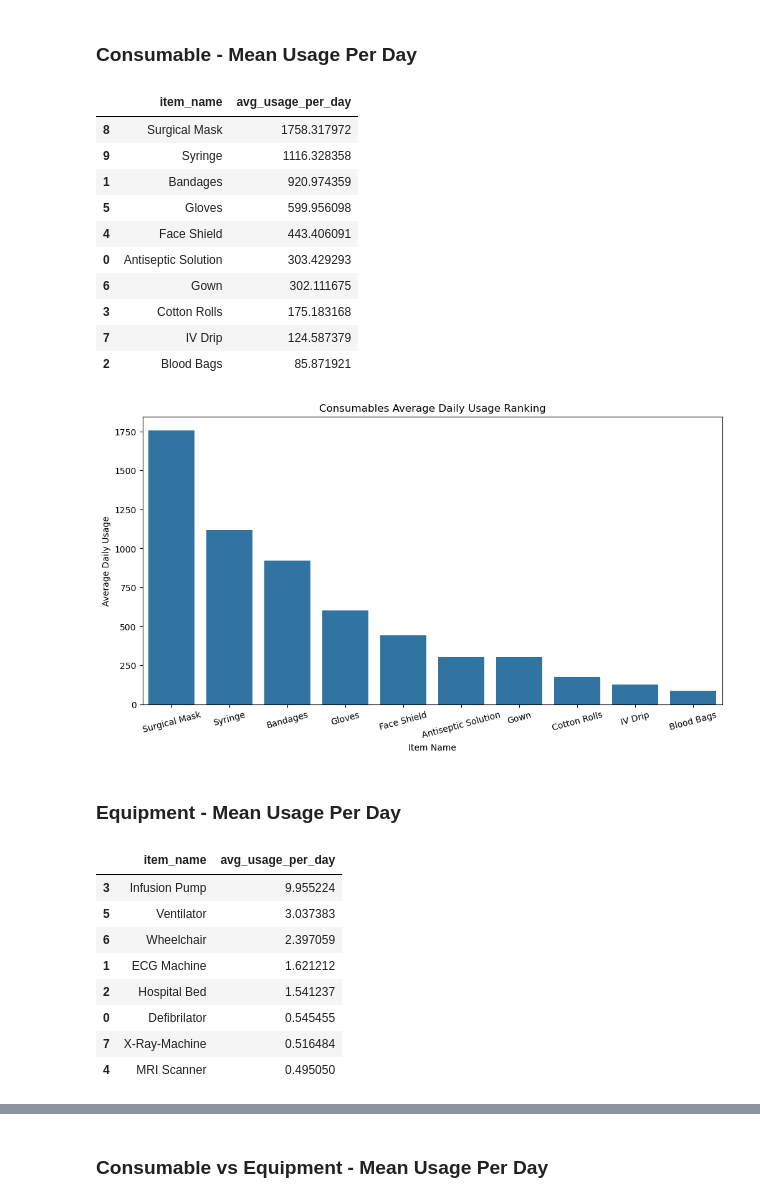
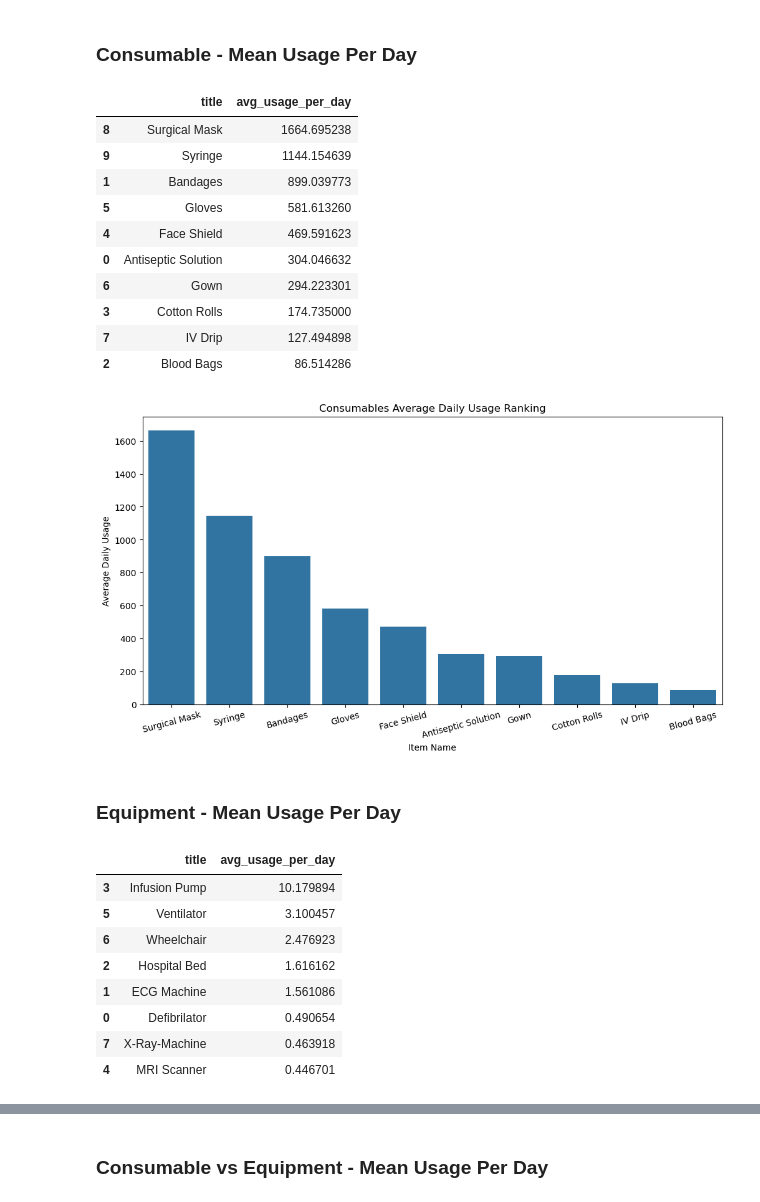
Before and after one commit to KubangPawis/hospital-inventory-demand-forecasting, a Jupyter notebook: hospital_inventory_eda.ipynb, the cells around one changed output, grey strips where cells are left out. Saved outputs shown, nothing was run; the diff lists cells and outputs as text; code cells hidden in the pictures.

```diff
--- a/hospital_inventory_eda.ipynb
+++ b/hospital_inventory_eda.ipynb
@@ -26,6 +30,9 @@ financial_df
 | 499 | 2026-02-12 | Supplies | 31518.61 | Surgical masks |
 500 rows × 4 columns
 # %%
-inventory_df = pd.read_csv('./data/inventory_data_v2.csv')
+inventory_df = pd.read_json('./data/exported_listings.json')
+stock_df = pd.read_json('./data/stock_listing_v1_1.json')
+inventory_df = inventory_df.merge(stock_df, on='_id')
+
 inventory_df
 # %% [output]
@@ -200,47 +207,47 @@ plt.show()
 # %% [markdown]
 ### Consumable - Mean Usage Per Day
 # %%
-consumable_avg_usage = inventory_df[inventory_df['item_type'] == 'Consumable'].groupby(inventory_df['item_name'])[['avg_usage_per_day']].mean()
+consumable_avg_usage = inventory_df[inventory_df['category'] == 'Consumable'].groupby(inventory_df['title'])[['avg_usage_per_day']].mean()
 consumable_avg_usage = consumable_avg_usage.reset_index().sort_values(by='avg_usage_per_day', ascending=False)
 consumable_avg_usage
 # %% [output]
-|  | item_name | avg_usage_per_day |
-| 8 | Surgical Mask | 1758.317972 |
-| 9 | Syringe | 1116.328358 |
-| 1 | Bandages | 920.974359 |
-| 5 | Gloves | 599.956098 |
-| 4 | Face Shield | 443.406091 |
-| 0 | Antiseptic Solution | 303.429293 |
-| 6 | Gown | 302.111675 |
-| 3 | Cotton Rolls | 175.183168 |
-| 7 | IV Drip | 124.587379 |
-| 2 | Blood Bags | 85.871921 |
+|  | title | avg_usage_per_day |
+| 8 | Surgical Mask | 1664.695238 |
+| 9 | Syringe | 1144.154639 |
+| 1 | Bandages | 899.039773 |
+| 5 | Gloves | 581.613260 |
+| 4 | Face Shield | 469.591623 |
+| 0 | Antiseptic Solution | 304.046632 |
+| 6 | Gown | 294.223301 |
+| 3 | Cotton Rolls | 174.735000 |
+| 7 | IV Drip | 127.494898 |
+| 2 | Blood Bags | 86.514286 |
 # %%
 plt.figure(figsize=(12, 6))
-sns.barplot(consumable_avg_usage, x='item_name', y='avg_usage_per_day')
+sns.barplot(consumable_avg_usage, x='title', y='avg_usage_per_day')
 
 plt.title('Consumables Average Daily Usage Ranking')
 plt.xlabel('Item Name')
 plt.ylabel('Average Daily Usage')
 plt.xticks(rotation=15)
 plt.show()
 # %% [output]
-[figure, old version]
+[figure, new version]
 # %% [markdown]
 ### Equipment - Mean Usage Per Day
 # %%
-equipment_avg_usage = inventory_df[inventory_df['item_type'] == 'Equipment'].groupby(inventory_df['item_name'])[['avg_usage_per_day']].mean()
+equipment_avg_usage = inventory_df[inventory_df['category'] == 'Equipment'].groupby(inventory_df['title'])[['avg_usage_per_day']].mean()
 equipment_avg_usage = equipment_avg_usage.reset_index().sort_values(by='avg_usage_per_day', ascending=False)
 equipment_avg_usage
 # %% [output]
-|  | item_name | avg_usage_per_day |
-| 3 | Infusion Pump | 9.955224 |
-| 5 | Ventilator | 3.037383 |
-| 6 | Wheelchair | 2.397059 |
-| 1 | ECG Machine | 1.621212 |
-| 2 | Hospital Bed | 1.541237 |
-| 0 | Defibrilator | 0.545455 |
-| 7 | X-Ray-Machine | 0.516484 |
-| 4 | MRI Scanner | 0.495050 |
+|  | title | avg_usage_per_day |
+| 3 | Infusion Pump | 10.179894 |
+| 5 | Ventilator | 3.100457 |
+| 6 | Wheelchair | 2.476923 |
+| 2 | Hospital Bed | 1.616162 |
+| 1 | ECG Machine | 1.561086 |
+| 0 | Defibrilator | 0.490654 |
+| 7 | X-Ray-Machine | 0.463918 |
+| 4 | MRI Scanner | 0.446701 |
 # %%
 plt.figure(figsize=(12, 6))
```
Also changed, not shown: parts of 17 cells of this notebook, 5 other files.
